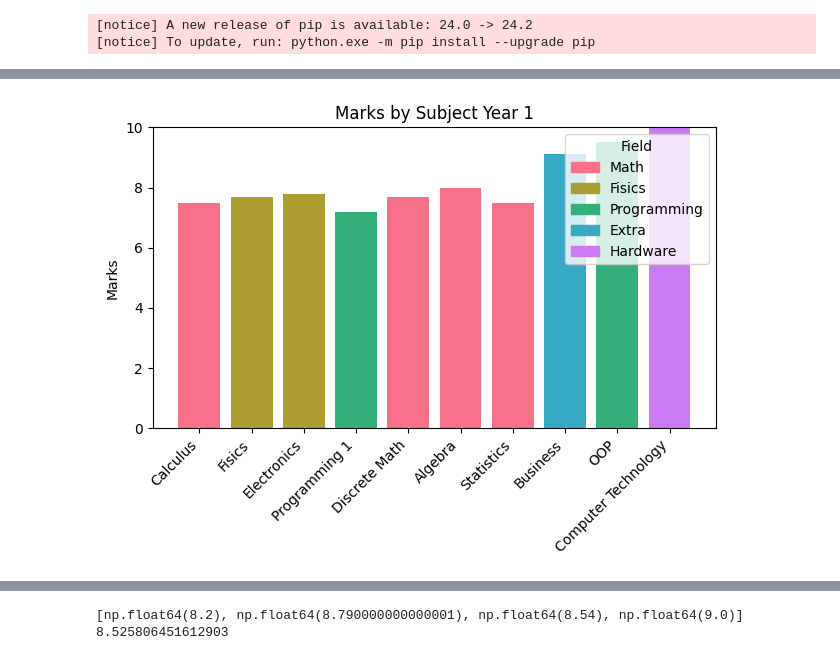
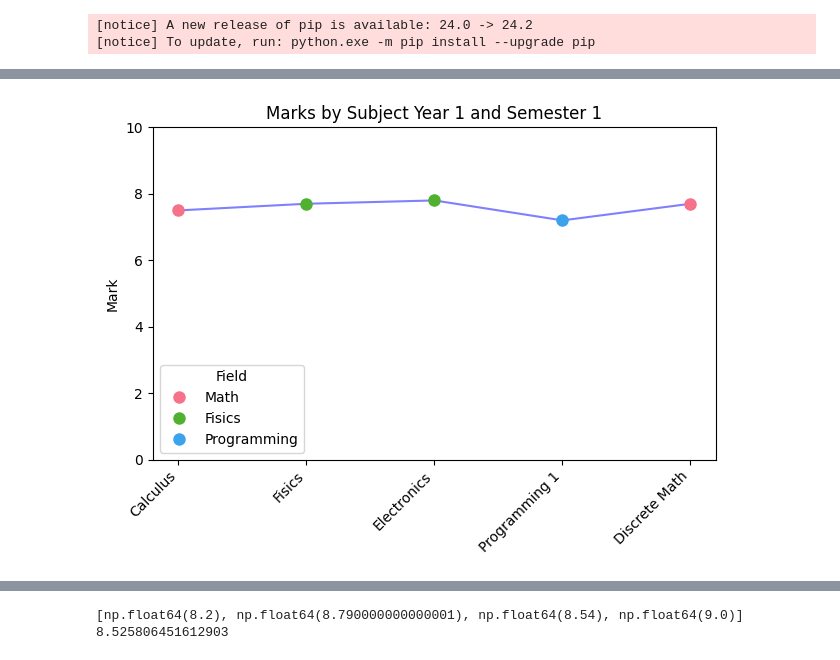
Before and after one commit to rorro6787/AcademicData, a Jupyter notebook: src/analysis.ipynb, the cells around one changed output, grey strips where cells are left out. Drawn from its saved outputs; the diff is of its cells as text; code cells hidden in the pictures.

```diff
--- a/src/analysis.ipynb
+++ b/src/analysis.ipynb
@@ -38,20 +56,11 @@ def choose_year(df, year:int):
     return df
 # %%
-def marks_by_subject_bars(df, year:int):
-    df_subset = choose_year(df, year)
+def marks_by_subject(df, x_string, y_string, join_string, year:int, type_graph="bars", semester=None):
+    df_subset = choose_year(df, year, semester)
 
-    if year == 1:
-        df_subset = df.iloc[:10]
-    elif year == 2:
-        df_subset = df.iloc[10:20]
-    elif year == 3:
-        df_subset = df.iloc[20:30]
-    else:
-        df_subset = df.iloc[30:40]
-
-    x = df_subset['Subject']
-    y = pd.to_numeric(df_subset['Mark'], errors='coerce')
-    fields = df_subset['Field']
+    x = df_subset[x_string]
+    y = pd.to_numeric(df_subset[y_string], errors='coerce')
+    fields = df_subset[join_string]
 
     unique_fields = fields.unique()
     colors = sns.color_palette("husl", len(unique_fields))
@@ -59,15 +68,25 @@ def marks_by_subject_bars(df, year:int):
     bar_colors = fields.map(field_color_map)
 
     fig, ax = plt.subplots()
-    ax.bar(x, y, color=bar_colors)
+
+    if(type_graph == "bars"):
+        ax.bar(x, y, color=bar_colors)
+        handles = [plt.Rectangle((0,0),1,1, color=field_color_map[field]) for field in unique_fields]
+    elif(type_graph == "lines"):
+        ax.plot(x, y, marker='o', linestyle='-', color='b', alpha=0.5)
+        for i, (subject, mark, color) in enumerate(zip(x, y, bar_colors)):
+            ax.plot(subject, mark, marker='o', color=color, markersize=8)
+        handles = [plt.Line2D([0], [0], marker='o', color='w', markerfacecolor=color, markersize=10, linestyle='') for color in colors]
 
     ax.set_ylim(0, 10)
-    ax.set_ylabel('Marks')
-    ax.set_title('Marks by Subject Year ' + str(year))
+    ax.set_ylabel(y_string)
+    if semester == None:
+        ax.set_title('Marks by Subject Year ' + str(year))
+    else:
+        ax.set_title('Marks by Subject Year ' + str(year) + ' and Semester ' + str(semester))
     plt.xticks(rotation=45, ha='right', rotation_mode='default')
 
-    handles = [plt.Rectangle((0,0),1,1, color=field_color_map[field]) for field in unique_fields]
-    ax.legend(handles, unique_fields, title='Field')
+    ax.legend(handles, unique_fields, title=join_string)
 
     fig.tight_layout()
     plt.show()
@@ -131,4 +115,4 @@ marks_by_subject_lines(df, 1)
-# %%
-marks_by_subject_bars(df, 1)
-# %% [output]
-[figure, removed]
+# %%
+marks_by_subject(df, "Subject", "Mark", "Field", 1, type_graph="lines", semester=1)
+# %% [output]
+[figure, added]
```
Also changed, not shown: parts of 8 cells of this notebook, 2 other files.
